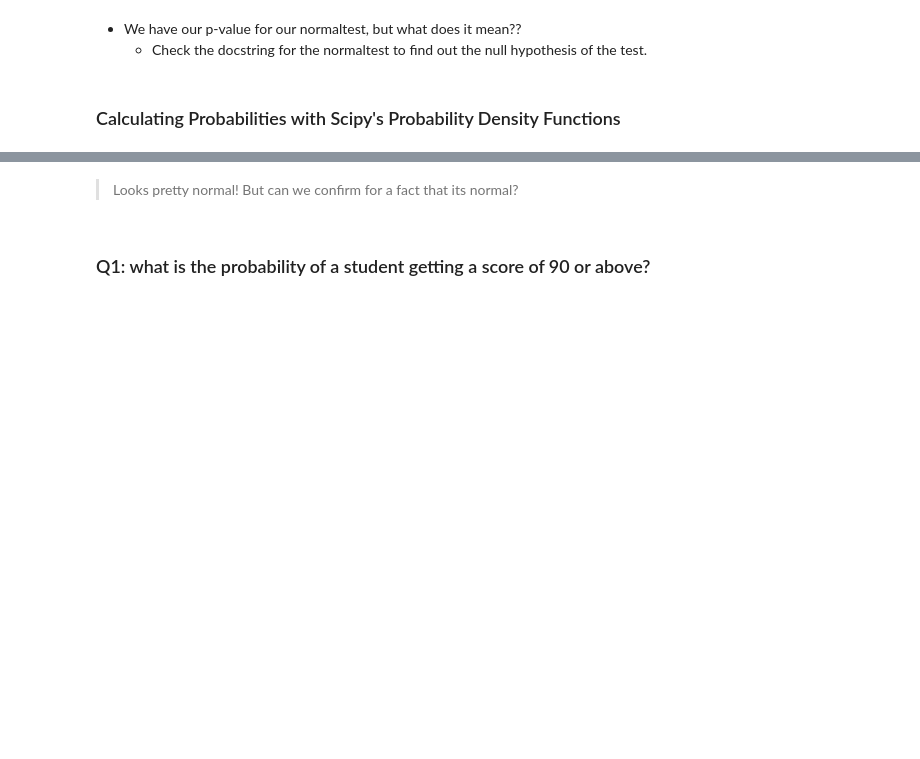
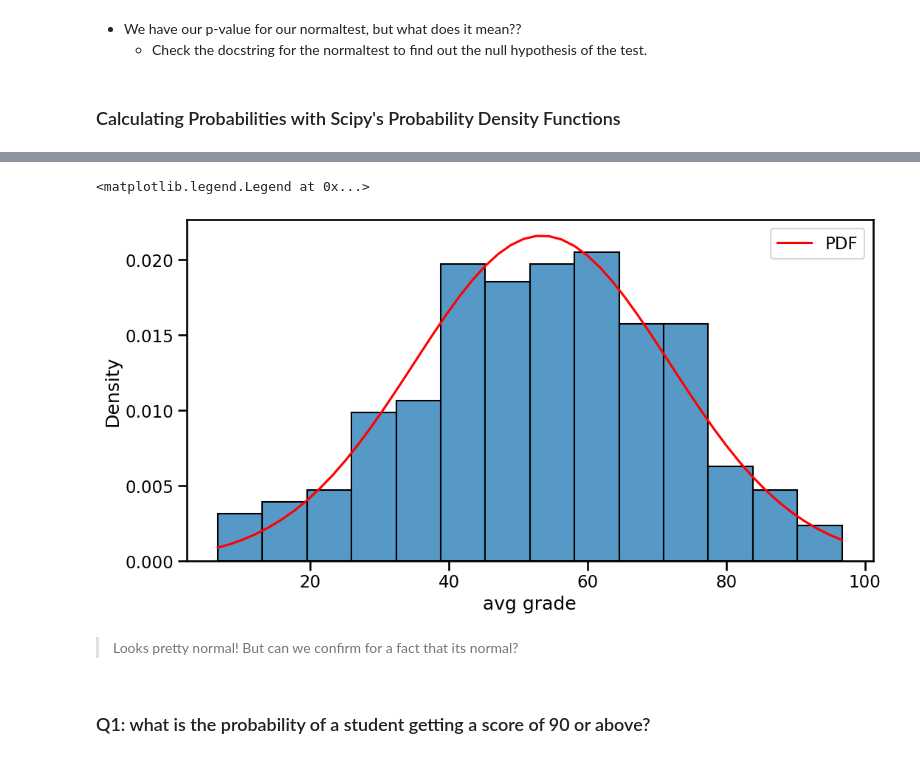
Before and after one commit to MileneCV/data-enrichment-wk15-lect01-codealong, a Jupyter notebook: PreClass - From Distributions to Hypothesis copy.ipynb, the cells around one changed output, grey strips where cells are left out. Drawn from its saved outputs; the diff is of its cells as text; code cells hidden in the pictures; blank space fills up the shorter version.

```diff
--- a/PreClass - From Distributions to Hypothesis copy.ipynb
+++ b/PreClass - From Distributions to Hypothesis copy.ipynb
@@ -44,3 +96,5 @@ pd.set_option('display.max_columns',100)
 ### Calculating Probabilities with Scipy's  Probability Density Functions
 # %%
 ## Get the mean, std, min, and max for the Avg Grade column
+dist_stats = df['avg grade'].agg(['mean','std','min','max'])
+dist_stats
@@ -47,2 +107,4 @@ pd.set_option('display.max_columns',100)
 # %%
 ## generate a linearly-spaced array of values that span the min to the max
+xs =np.linspace(dist_stats.loc['min'], dist_stats.loc['max'])
+xs
@@ -49,7 +122,14 @@ pd.set_option('display.max_columns',100)
 # %%
 ## use stats.norm.pdf to get the PDF curve that corresponds to your distribution's values
+pdf = stats.norm.pdf(xs,loc =dist_stats['mean'],scale = dist_stats['std'] )
 # %%
 ## Plot the histogram again AND then plot the pdf we calculated.
+sns.histplot(data=df, x='avg grade', stat='density')
+plt.plot(xs, pdf,color='red', label = 'PDF')
+plt.legend()
+# %% [output]
+<matplotlib.legend.Legend at 0x...>
+[figure, added]
 # %% [markdown]
 > Looks pretty normal! But can we confirm for a fact that its normal?
 # %% [markdown]
```
Also changed, not shown: parts of 30 cells of this notebook.
